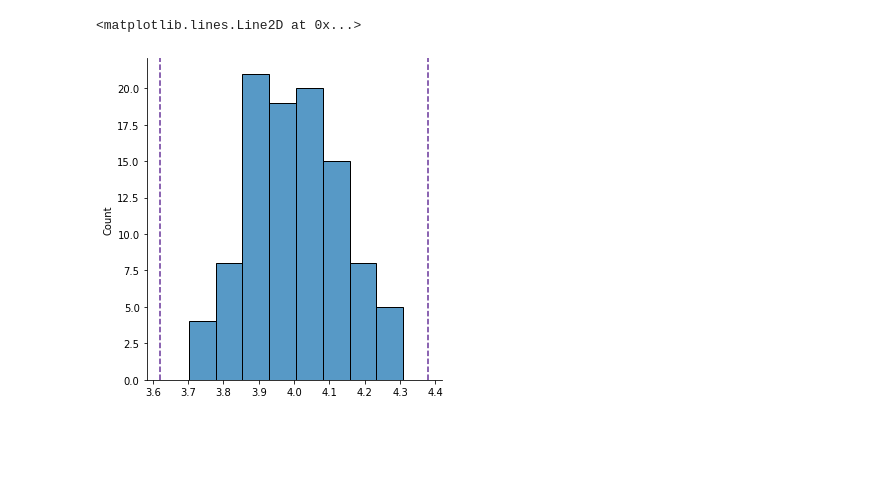
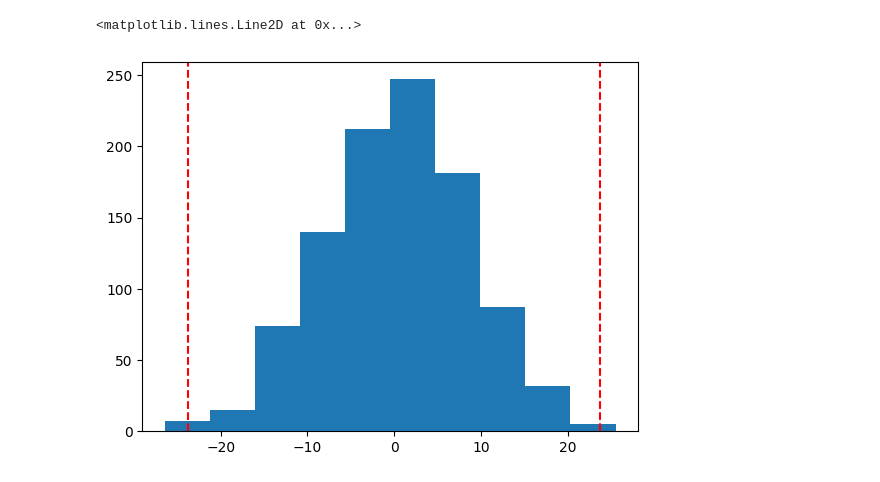
Before and after one commit to IrvingGomez/BayesianStatistics, a Jupyter notebook: Codes/4_RelacionInformacionScoreExponencial.ipynb, the cells around one changed output. Drawn from its saved outputs; the diff is of its cells as text; code cells hidden in the pictures; blank space fills up the shorter version.

```diff
--- a/Codes/4_RelacionInformacionScoreExponencial.ipynb
+++ b/Codes/4_RelacionInformacionScoreExponencial.ipynb
@@ -7,8 +8,8 @@ import seaborn as sns
 # %%
 theta0 = 4
 
-N = 100 # sample size
-M = 10  # number of simulations
+N = 1000 # sample size
+M = 1000  # number of simulations
 
 t_vect = np.linspace(2, 6)
 hat_theta_vect = []
@@ -50,7 +57,9 @@ theta0-3*theta0/np.sqrt(N), theta0+3*theta0/np.sqrt(N)
 # %%
-sns.displot(hat_theta_vect)
-plt.axvline(x=theta0-3*theta0/np.sqrt(N), color='rebeccapurple', linestyle='--')
-plt.axvline(x=theta0+3*theta0/np.sqrt(N), color='rebeccapurple', linestyle='--')
+3*np.sqrt(N)/theta0, -3*np.sqrt(N)/theta0
+
+plt.hist(score_theta0)
+plt.axvline(x=3*np.sqrt(N)/theta0, color='r', linestyle='--')
+plt.axvline(x=-3*np.sqrt(N)/theta0, color='r', linestyle='--')
 # %% [output]
 <matplotlib.lines.Line2D at 0x...>
-[figure, old version]
+[figure, new version]
```
Also changed, not shown: parts of 8 cells of this notebook, 12 other files.
